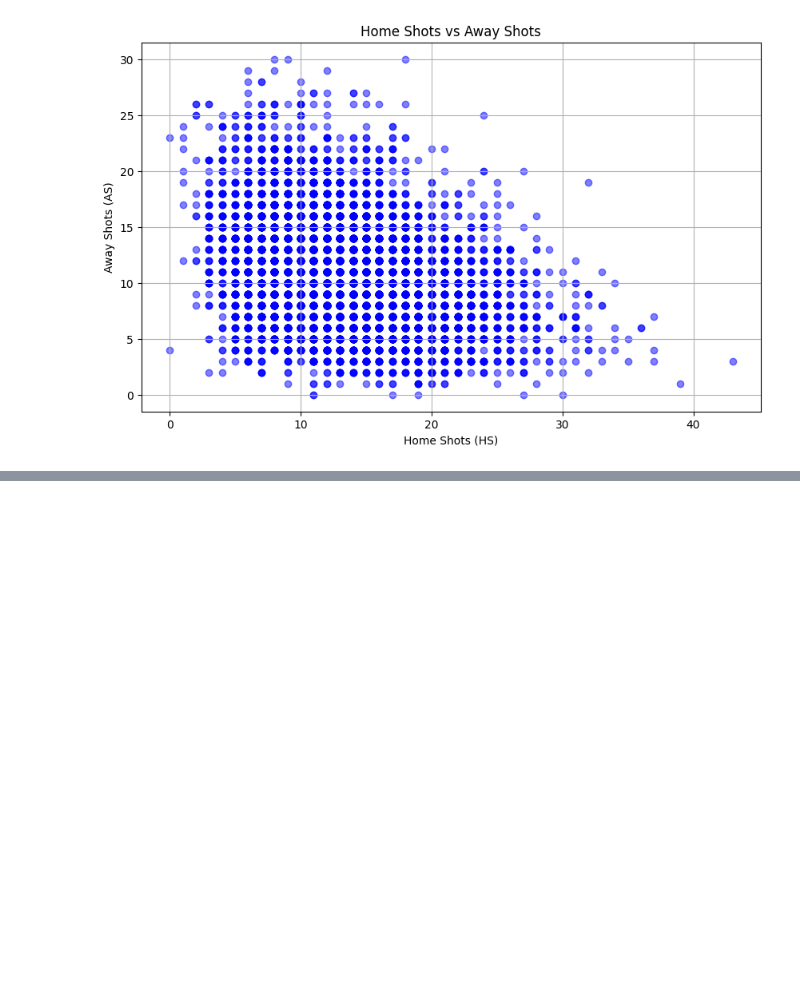
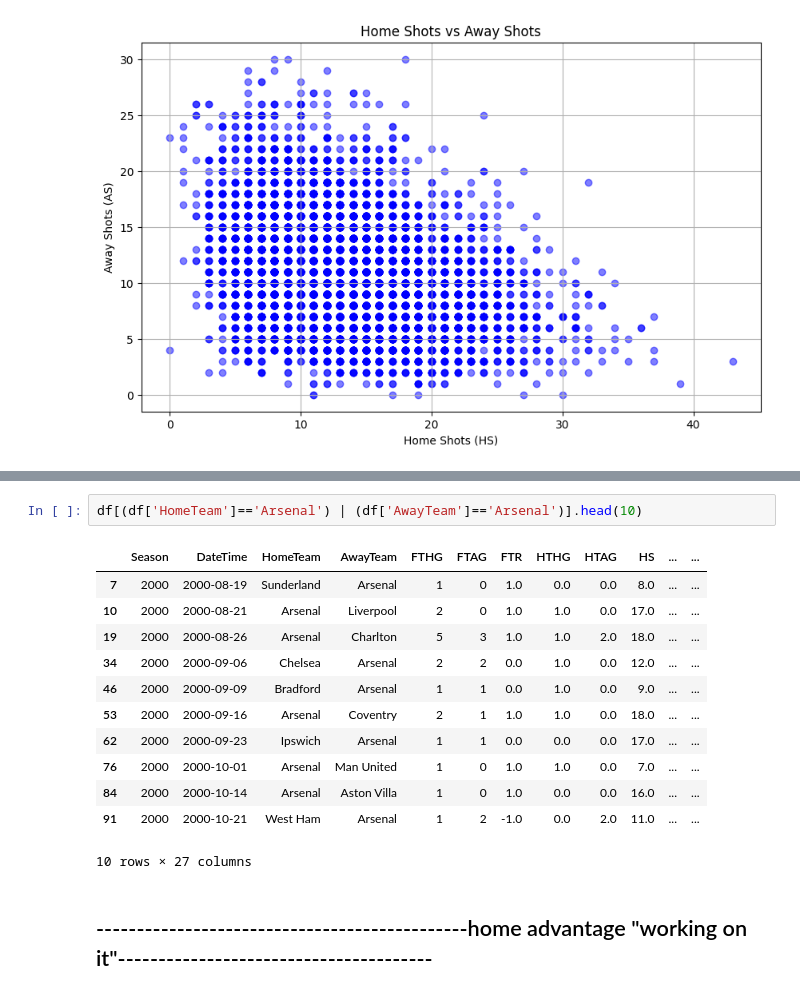
Before and after one commit to Ababtin/Premier-League-matches-predictions, a Jupyter notebook: notebooks/notebook.ipynb, the cells around one changed output, grey strips where cells are left out. Drawn from its saved outputs; the diff is of its cells as text; blank space fills up the shorter version.

```diff
--- a/notebooks/notebook.ipynb
+++ b/notebooks/notebook.ipynb
@@ -369,0 +469,17 @@ df[(df['HomeTeam']=='Chelsea') | (df['AwayTeam']=='Chelsea')]
+# %%
+df[(df['HomeTeam']=='Arsenal') | (df['AwayTeam']=='Arsenal')].head(10)
+# %% [output]
+|  | Season | DateTime | HomeTeam | AwayTeam | FTHG | FTAG | FTR | HTHG | HTAG | HS | ... | ... |
+| 7 | 2000 | 2000-08-19 | Sunderland | Arsenal | 1 | 0 | 1.0 | 0.0 | 0.0 | 8.0 | ... | ... |
+| 10 | 2000 | 2000-08-21 | Arsenal | Liverpool | 2 | 0 | 1.0 | 1.0 | 0.0 | 17.0 | ... | ... |
+| 19 | 2000 | 2000-08-26 | Arsenal | Charlton | 5 | 3 | 1.0 | 1.0 | 2.0 | 18.0 | ... | ... |
+| 34 | 2000 | 2000-09-06 | Chelsea | Arsenal | 2 | 2 | 0.0 | 1.0 | 0.0 | 12.0 | ... | ... |
+| 46 | 2000 | 2000-09-09 | Bradford | Arsenal | 1 | 1 | 0.0 | 1.0 | 0.0 | 9.0 | ... | ... |
+| 53 | 2000 | 2000-09-16 | Arsenal | Coventry | 2 | 1 | 1.0 | 1.0 | 0.0 | 18.0 | ... | ... |
+| 62 | 2000 | 2000-09-23 | Ipswich | Arsenal | 1 | 1 | 0.0 | 0.0 | 0.0 | 17.0 | ... | ... |
+| 76 | 2000 | 2000-10-01 | Arsenal | Man United | 1 | 0 | 1.0 | 1.0 | 0.0 | 7.0 | ... | ... |
+| 84 | 2000 | 2000-10-14 | Arsenal | Aston Villa | 1 | 0 | 1.0 | 0.0 | 0.0 | 16.0 | ... | ... |
+| 91 | 2000 | 2000-10-21 | West Ham | Arsenal | 1 | 2 | -1.0 | 0.0 | 2.0 | 11.0 | ... | ... |
+10 rows × 27 columns
+# %% [markdown]
+##  ----------------------------------------------home advantage "working on it"---------------------------------------
```
Also changed, not shown: parts of 24 cells of this notebook.
